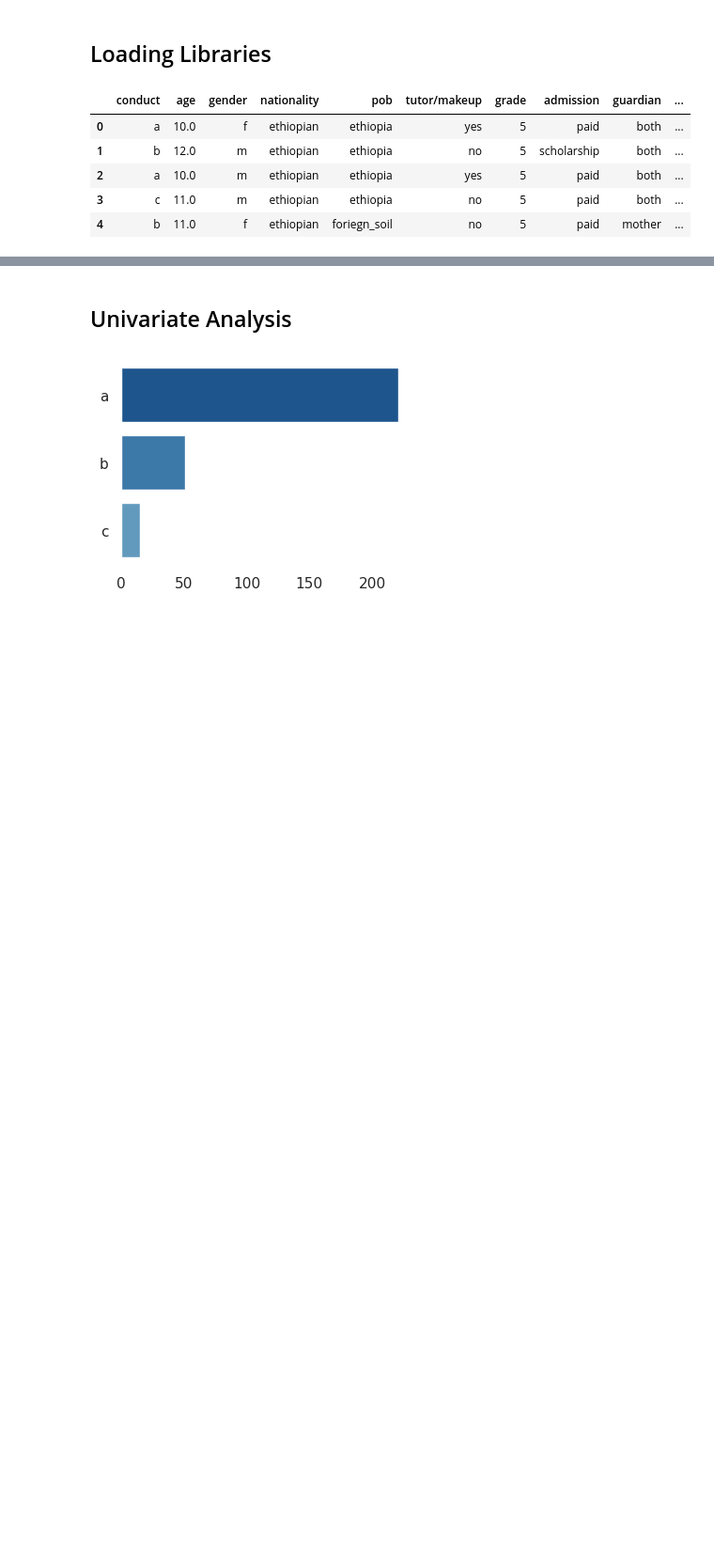
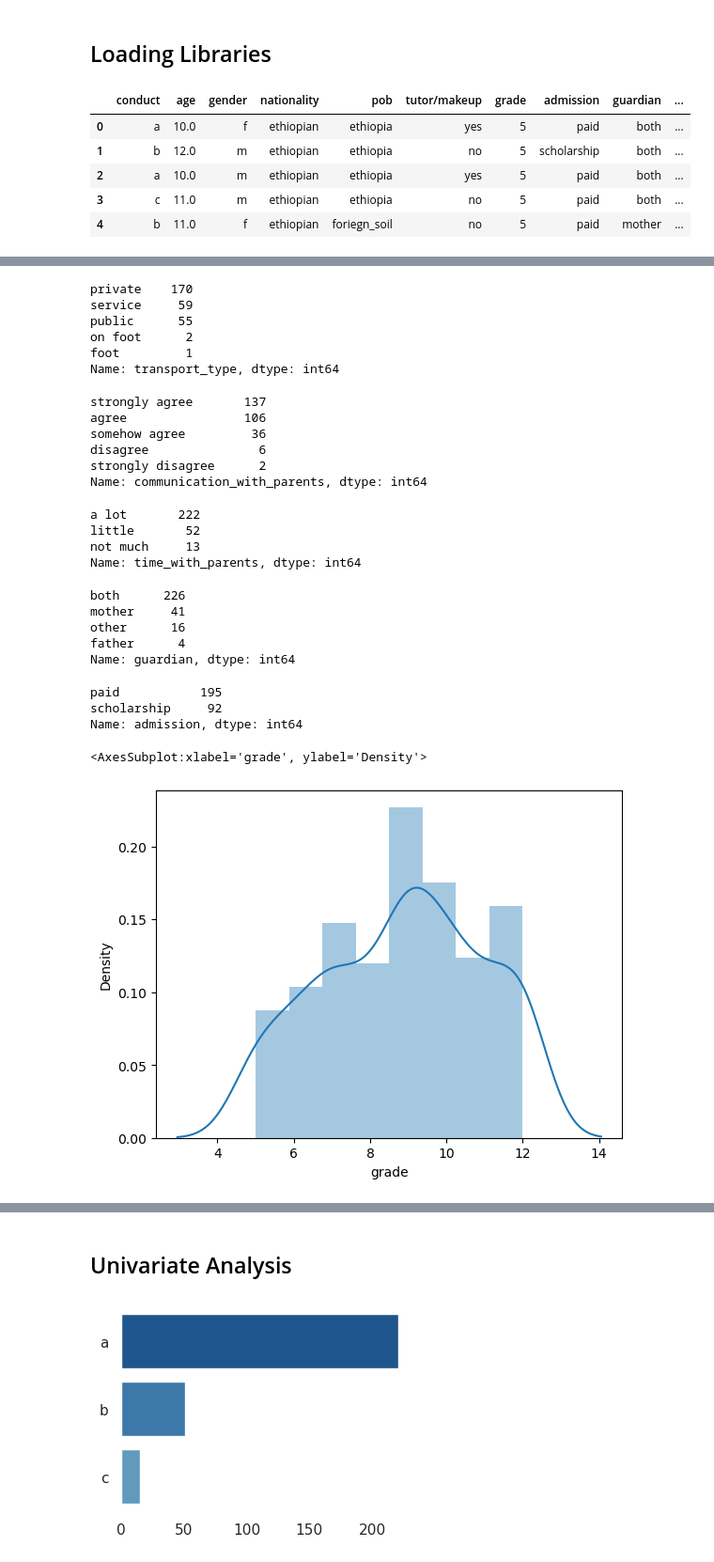
Before and after one commit to Ammon21/School-Data-Science-Project, a Jupyter notebook: notebooks/EDA.ipynb, the cells around one changed output, grey strips where cells are left out. Shown at 94% size. Drawn from its saved outputs; the diff is of its cells as text; code cells hidden in the pictures; blank space fills up the shorter version.

```diff
--- a/notebooks/EDA.ipynb
+++ b/notebooks/EDA.ipynb
@@ -24,0 +66,44 @@ df.head()
+# %%
+df.transport_type.value_counts()
+# %% [output]
+private    170
+service     59
+public      55
+on foot      2
+foot         1
+Name: transport_type, dtype: int64
+# %%
+df.communication_with_parents.value_counts()
+# %% [output]
+strongly agree       137
+agree                106
+somehow agree         36
+disagree               6
+strongly disagree      2
+Name: communication_with_parents, dtype: int64
+# %%
+df.time_with_parents.value_counts()
+# %% [output]
+a lot       222
+little       52
+not much     13
+Name: time_with_parents, dtype: int64
+# %%
+df.guardian.value_counts()
+# %% [output]
+both      226
+mother     41
+other      16
+father      4
+Name: guardian, dtype: int64
+# %%
+df.admission.value_counts()
+# %% [output]
+paid           195
+scholarship     92
+Name: admission, dtype: int64
+# %%
+sns.distplot(df.grade)
+# %% [output]
+<AxesSubplot:xlabel='grade', ylabel='Density'>
+[figure, added]
```
Also changed, not shown: parts of 12 cells of this notebook, 4 other files.
